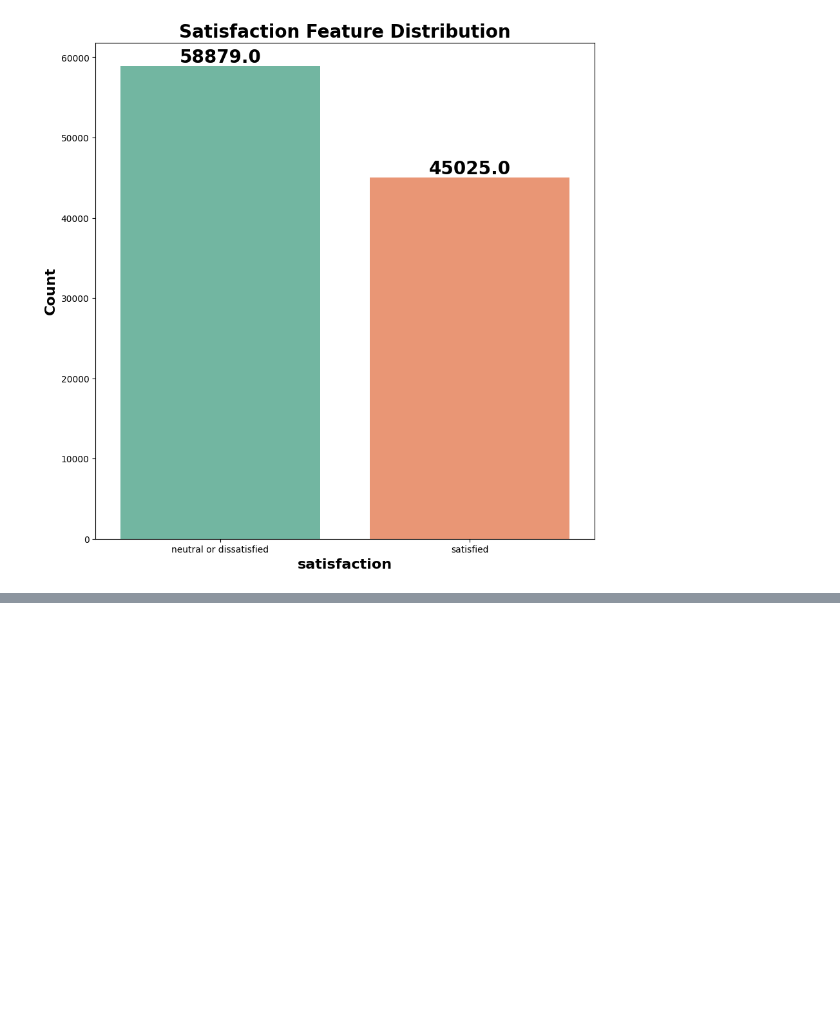
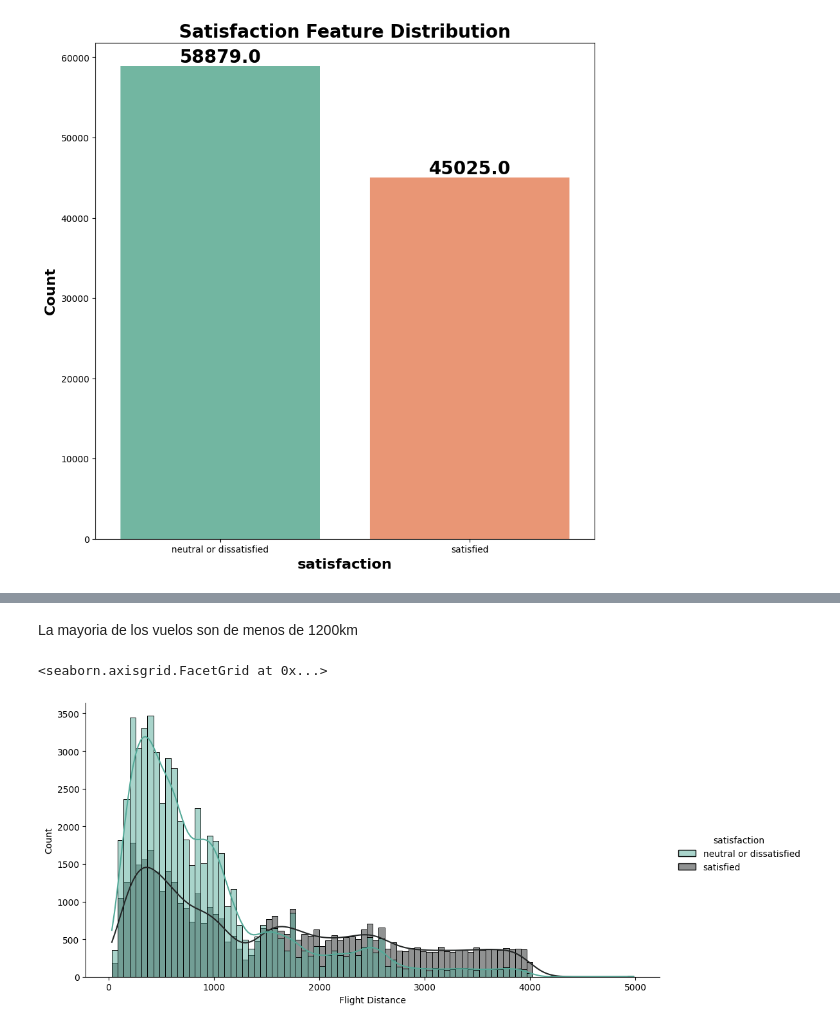
Before and after one commit to AI-School-F5-P2/Airlisnes_5, a Jupyter notebook: Aerolinea_grupo5.ipynb, the cells around one changed output, grey strips where cells are left out. Drawn from its saved outputs; the diff is of its cells as text; code cells hidden in the pictures; blank space fills up the shorter version.

```diff
--- a/Aerolinea_grupo5.ipynb
+++ b/Aerolinea_grupo5.ipynb
@@ -239,0 +350,8 @@ plt.show()
+# %% [markdown]
+La mayoria de los vuelos son de menos de 1200km
+# %%
+#FLIGHT DISTANCE - SATISFIED
+sns.displot(x=df['Flight Distance'],hue=df['satisfaction'],kde=True,aspect=2,palette='dark:#5A9_r')
+# %% [output]
+<seaborn.axisgrid.FacetGrid at 0x...>
+[figure, added]
```
Also changed, not shown: parts of 55 cells of this notebook.
